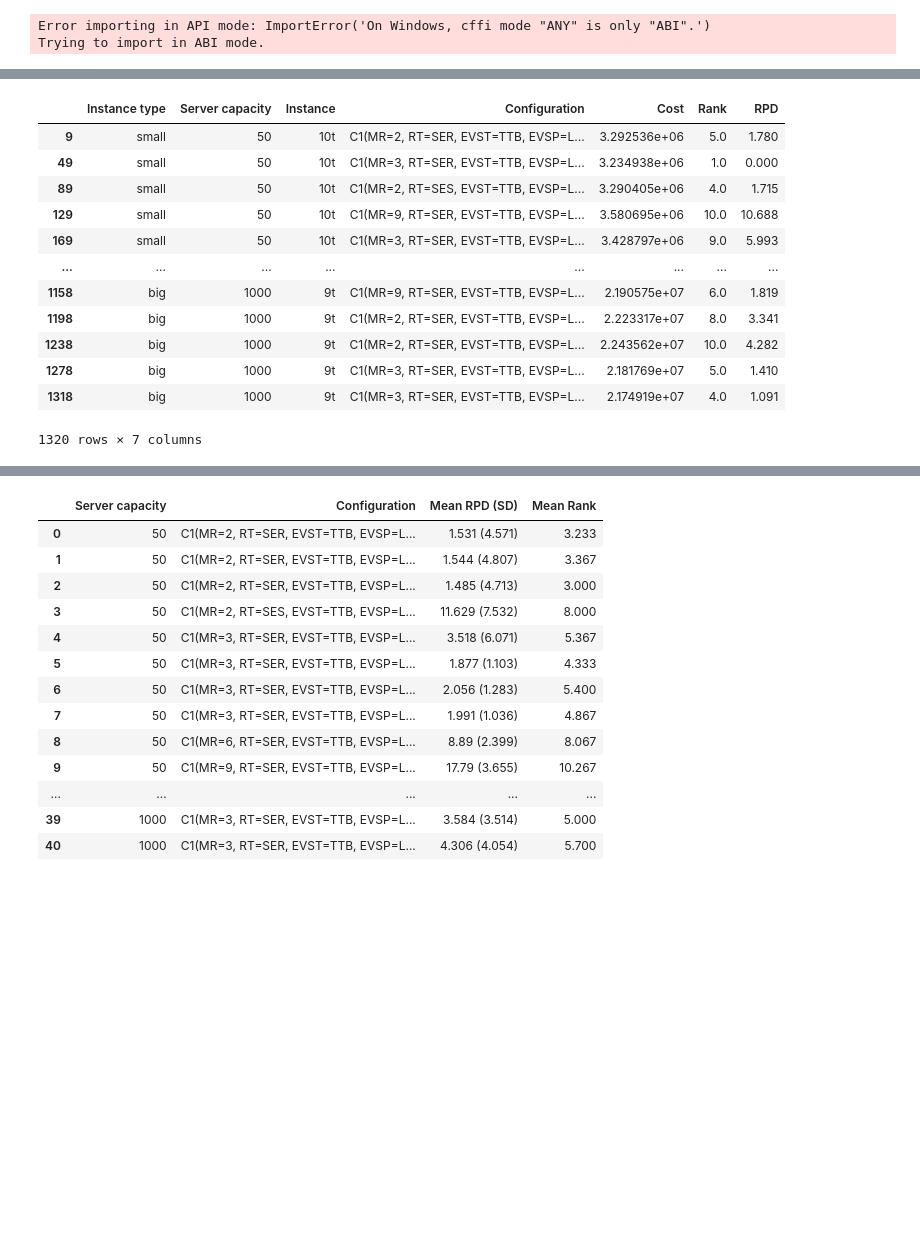
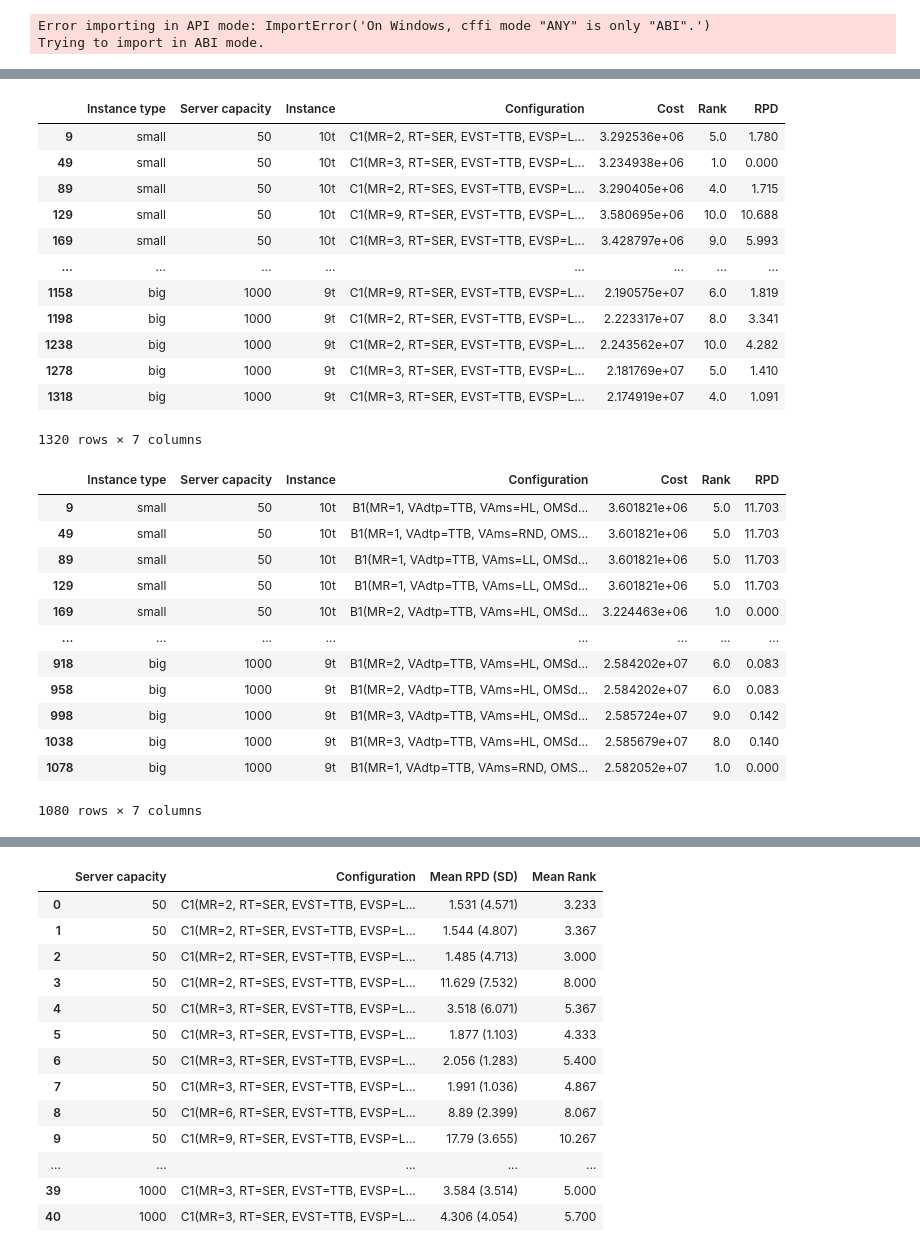
Before and after one commit to codeurjc/FacebookVideosLive18-Analysis, a Jupyter notebook: irace.ipynb, the cells around one changed output, grey strips where cells are left out. Drawn from its saved outputs; the diff is of its cells as text; code cells hidden in the pictures; blank space fills up the shorter version.

```diff
--- a/irace.ipynb
+++ b/irace.ipynb
@@ -19,10 +19,10 @@ Trying to import in ABI mode.
 parameter_translation_map = {
     "A_viewerServerSelectionDistribution": "SP",
     "B_maxReservation": "MR [B]",
-    "B_existingViewerServerSelectionDistribution": "ESP",
-    "B_newViewerServerParentSelectionDistribution": "OSP",
-    "B_existingViewerServerSelectionTreeTraversal": "EST",
-    "B_newViewerServerParentSelectionTreeTraversal": "OST",
+    "B_existingViewerServerSelectionDistribution": "VAms",
+    "B_newViewerServerParentSelectionDistribution": "OMSms",
+    "B_existingViewerServerSelectionTreeTraversal": "VAdtp",
+    "B_newViewerServerParentSelectionTreeTraversal": "OMSdtp",
     "C_maxReservation": "MR [C]",
     "C_reservationType": "RT",
     "C_alreadyLinkedTreeTraversal": "EVST",
@@ -33,8 +33,8 @@ parameter_translation_map = {
     "C_publisherServerSelectionDistribution": "PSP",
     "maxReservation": "MR",
 }
-distribution_cols = ["SP", "ESP", "OSP", "EVSP", "OVSP", "NVSP", "PSP"]
-tree_traversal_cols = ["EST", "OST", "EVST", "OVST"]
+distribution_cols = ["SP", "ESP", "OSP", "EVSP", "OVSP", "NVSP", "PSP", "VAms", "OMSms"]
+tree_traversal_cols = ["EST", "OST", "EVST", "OVST", "VAdtp", "OMSdtp"]
 distribution_translation_map = {
     "LOW_LOAD": "LL",
     "HIGH_LOAD": "HL",
@@ -42,7 +42,7 @@ distribution_translation_map = {
     "RANDOM": "RND",
 }
 tree_traversal_translation_map = {
-    "TOP_TO_BOTTOM": "TTB",
+    "TTB": "TTB",
     "BOTTOM_TO_TOP": "BTT",
     "IGNORE_TREE_LEVEL": "IT",
 }
@@ -598,33 +727,53 @@ def calc_stats_elites(best_elite_runs):
                     #     & (best_elite_stats["Instance"] == instance)
                     #     & (best_elite_stats["Configuration"] == config)
                     #     & (best_elite_stats["Cost"] == cost),
                     #     "Is best",
                     # ] = (
                     #     cost == best_elite_cost
                     # )
     return best_elite_stats
 
 best_elite_stats = calc_stats_elites(best_elite_runs)
 display(
     best_elite_stats.sort_values(
         by=["Instance type", "Server capacity", "Instance"],
         ascending=[False, True, True],
     )
 )
+best_elite_stats_b = calc_stats_elites(best_elite_runs_b)
+display(
+    best_elite_stats_b.sort_values(
+        by=["Instance type", "Server capacity", "Instance"],
+        ascending=[False, True, True],
+    )
+)
 # %% [output]
 |  | Instance type | Server capacity | Instance | Configuration | Cost | Rank | RPD |
 | 9 | small | 50 | 10t | C1(MR=2, RT=SER, EVST=TTB, EVSP=L... | 3.292536e+06 | 5.0 | 1.780 |
 | 49 | small | 50 | 10t | C1(MR=3, RT=SER, EVST=TTB, EVSP=L... | 3.234938e+06 | 1.0 | 0.000 |
 | 89 | small | 50 | 10t | C1(MR=2, RT=SES, EVST=TTB, EVSP=L... | 3.290405e+06 | 4.0 | 1.715 |
 | 129 | small | 50 | 10t | C1(MR=9, RT=SER, EVST=TTB, EVSP=L... | 3.580695e+06 | 10.0 | 10.688 |
 | 169 | small | 50 | 10t | C1(MR=3, RT=SER, EVST=TTB, EVSP=L... | 3.428797e+06 | 9.0 | 5.993 |
 | ... | ... | ... | ... | ... | ... | ... | ... |
 | 1158 | big | 1000 | 9t | C1(MR=9, RT=SER, EVST=TTB, EVSP=L... | 2.190575e+07 | 6.0 | 1.819 |
 | 1198 | big | 1000 | 9t | C1(MR=2, RT=SER, EVST=TTB, EVSP=L... | 2.223317e+07 | 8.0 | 3.341 |
 | 1238 | big | 1000 | 9t | C1(MR=2, RT=SER, EVST=TTB, EVSP=L... | 2.243562e+07 | 10.0 | 4.282 |
 | 1278 | big | 1000 | 9t | C1(MR=3, RT=SER, EVST=TTB, EVSP=L... | 2.181769e+07 | 5.0 | 1.410 |
 | 1318 | big | 1000 | 9t | C1(MR=3, RT=SER, EVST=TTB, EVSP=L... | 2.174919e+07 | 4.0 | 1.091 |
 1320 rows × 7 columns
+|  | Instance type | Server capacity | Instance | Configuration | Cost | Rank | RPD |
+| 9 | small | 50 | 10t | B1(MR=1, VAdtp=TTB, VAms=HL, OMSd... | 3.601821e+06 | 5.0 | 11.703 |
+| 49 | small | 50 | 10t | B1(MR=1, VAdtp=TTB, VAms=RND, OMS... | 3.601821e+06 | 5.0 | 11.703 |
+| 89 | small | 50 | 10t | B1(MR=1, VAdtp=TTB, VAms=LL, OMSd... | 3.601821e+06 | 5.0 | 11.703 |
+| 129 | small | 50 | 10t | B1(MR=1, VAdtp=TTB, VAms=LL, OMSd... | 3.601821e+06 | 5.0 | 11.703 |
+| 169 | small | 50 | 10t | B1(MR=2, VAdtp=TTB, VAms=HL, OMSd... | 3.224463e+06 | 1.0 | 0.000 |
+| ... | ... | ... | ... | ... | ... | ... | ... |
+| 918 | big | 1000 | 9t | B1(MR=2, VAdtp=TTB, VAms=HL, OMSd... | 2.584202e+07 | 6.0 | 0.083 |
+| 958 | big | 1000 | 9t | B1(MR=2, VAdtp=TTB, VAms=HL, OMSd... | 2.584202e+07 | 6.0 | 0.083 |
+| 998 | big | 1000 | 9t | B1(MR=3, VAdtp=TTB, VAms=HL, OMSd... | 2.585724e+07 | 9.0 | 0.142 |
+| 1038 | big | 1000 | 9t | B1(MR=3, VAdtp=TTB, VAms=HL, OMSd... | 2.585679e+07 | 8.0 | 0.140 |
+| 1078 | big | 1000 | 9t | B1(MR=1, VAdtp=TTB, VAms=RND, OMS... | 2.582052e+07 | 1.0 | 0.000 |
+1080 rows × 7 columns
 # %%
 def group_alt_results(stats, group_array, sort_by=None, ascending=None):
     avgs = stats.groupby(group_array)["RPD"].mean().round(3).reset_index()
```
Also changed, not shown: parts of 5 cells of this notebook.
